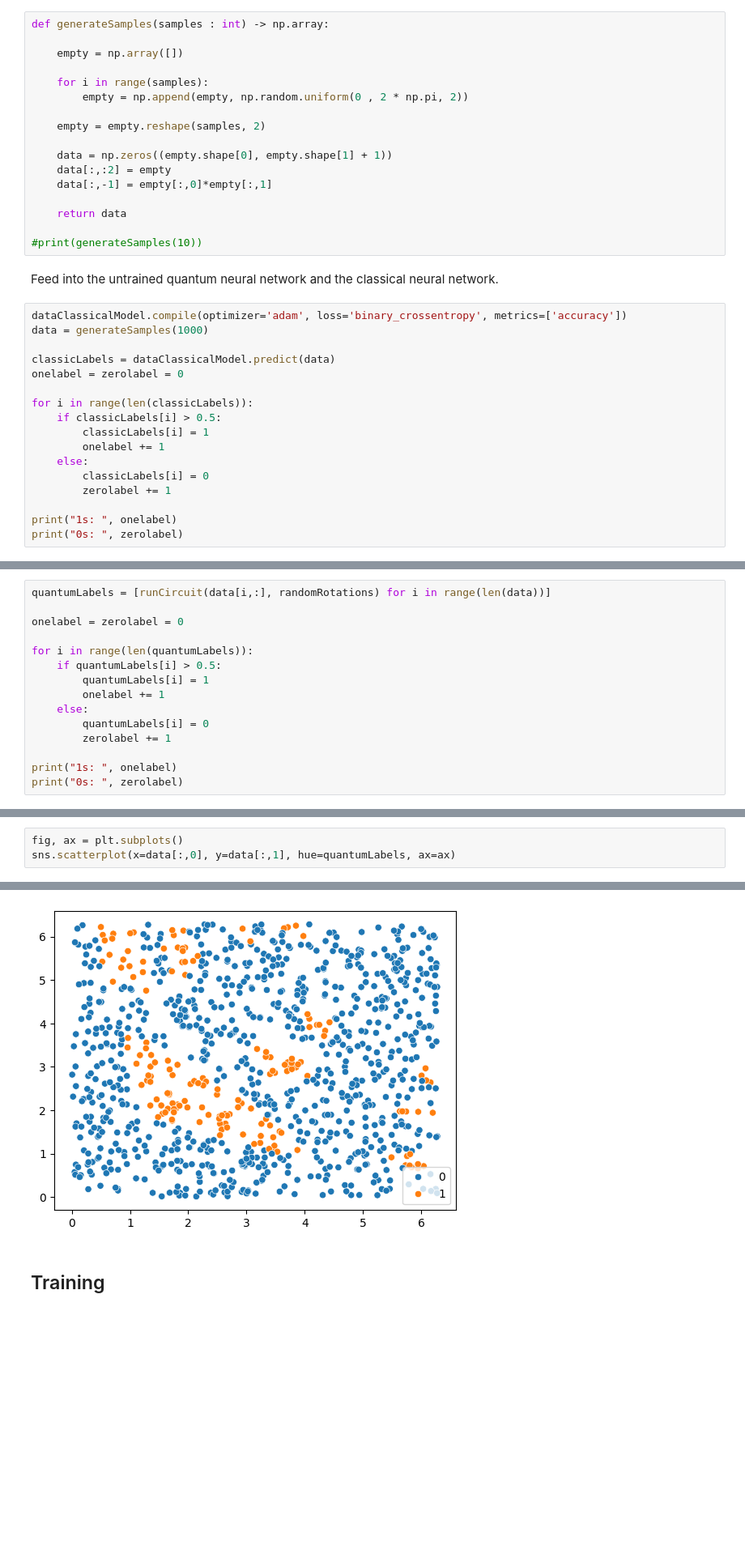
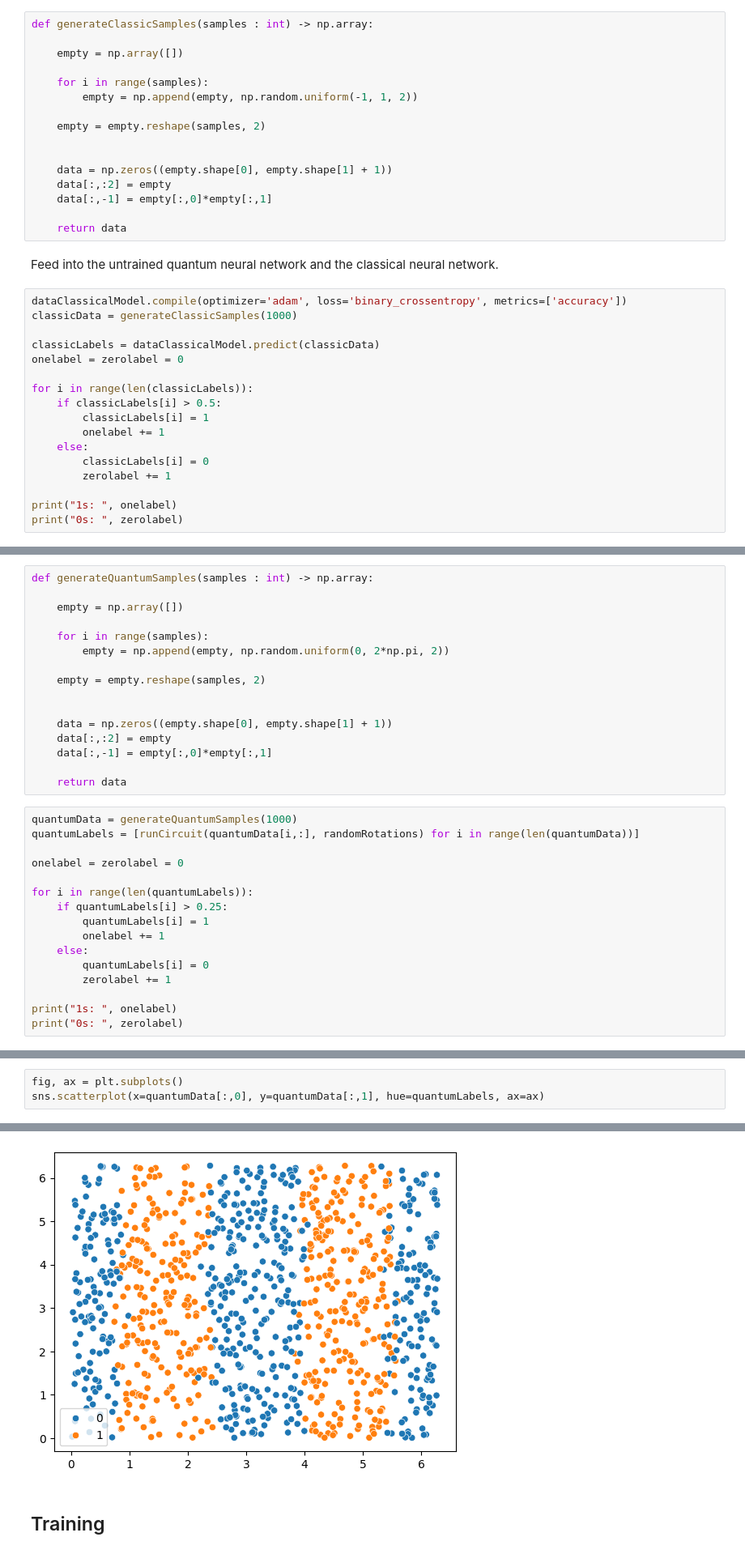
Before and after one commit to wvenemans/aQa-Final-Project, a Jupyter notebook: main.ipynb, the cells around one changed output, grey strips where cells are left out. Shown at 81% size. Drawn from its saved outputs; the diff is of its cells as text; blank space fills up the shorter version.

```diff
--- a/main.ipynb
+++ b/main.ipynb
@@ -87,27 +108,26 @@ Generate some data within the range of 0 and 2 pi. <br>
 # %%
-def generateSamples(samples : int) -> np.array:
+def generateClassicSamples(samples : int) -> np.array:
 
     empty = np.array([])
 
     for i in range(samples):
-        empty = np.append(empty, np.random.uniform(0 , 2 * np.pi, 2))
+        empty = np.append(empty, np.random.uniform(-1, 1, 2))
 
     empty = empty.reshape(samples, 2)
+
 
     data = np.zeros((empty.shape[0], empty.shape[1] + 1))
     data[:,:2] = empty
     data[:,-1] = empty[:,0]*empty[:,1]
 
     return data
-
-#print(generateSamples(10))
 # %% [markdown]
 Feed into the untrained quantum neural network and the classical neural network. <br>
 # %%
 dataClassicalModel.compile(optimizer='adam', loss='binary_crossentropy', metrics=['accuracy'])
-data = generateSamples(1000)
+classicData = generateClassicSamples(1000)
 
-classicLabels = dataClassicalModel.predict(data)
+classicLabels = dataClassicalModel.predict(classicData)
 onelabel = zerolabel = 0
 
 for i in range(len(classicLabels)):
@@ -133,10 +155,27 @@ sns.scatterplot(x=data[:,0], y=data[:,1], hue=classicLabels.flatten(), ax=ax)
+# %%
+def generateQuantumSamples(samples : int) -> np.array:
+
+    empty = np.array([])
+
+    for i in range(samples):
+        empty = np.append(empty, np.random.uniform(0, 2*np.pi, 2))
+
+    empty = empty.reshape(samples, 2)
+
+
+    data = np.zeros((empty.shape[0], empty.shape[1] + 1))
+    data[:,:2] = empty
+    data[:,-1] = empty[:,0]*empty[:,1]
+
+    return data
 # %%
-quantumLabels = [runCircuit(data[i,:], randomRotations) for i in range(len(data))]
+quantumData = generateQuantumSamples(1000)
+quantumLabels = [runCircuit(quantumData[i,:], randomRotations) for i in range(len(quantumData))]
 
 onelabel = zerolabel = 0
 
 for i in range(len(quantumLabels)):
-    if quantumLabels[i] > 0.5:
+    if quantumLabels[i] > 0.25:
         quantumLabels[i] = 1
         onelabel += 1
     else:
@@ -151,9 +190,9 @@ print("0s: ", zerolabel)
 # %%
 fig, ax = plt.subplots()
-sns.scatterplot(x=data[:,0], y=data[:,1], hue=quantumLabels, ax=ax)
+sns.scatterplot(x=quantumData[:,0], y=quantumData[:,1], hue=quantumLabels, ax=ax)
 # %% [output]
 <Axes: >
-[figure, old version]
+[figure, new version]
 # %% [markdown]
 ## Training
 # %% [markdown]
```
Also changed, not shown: parts of 13 cells of this notebook.
